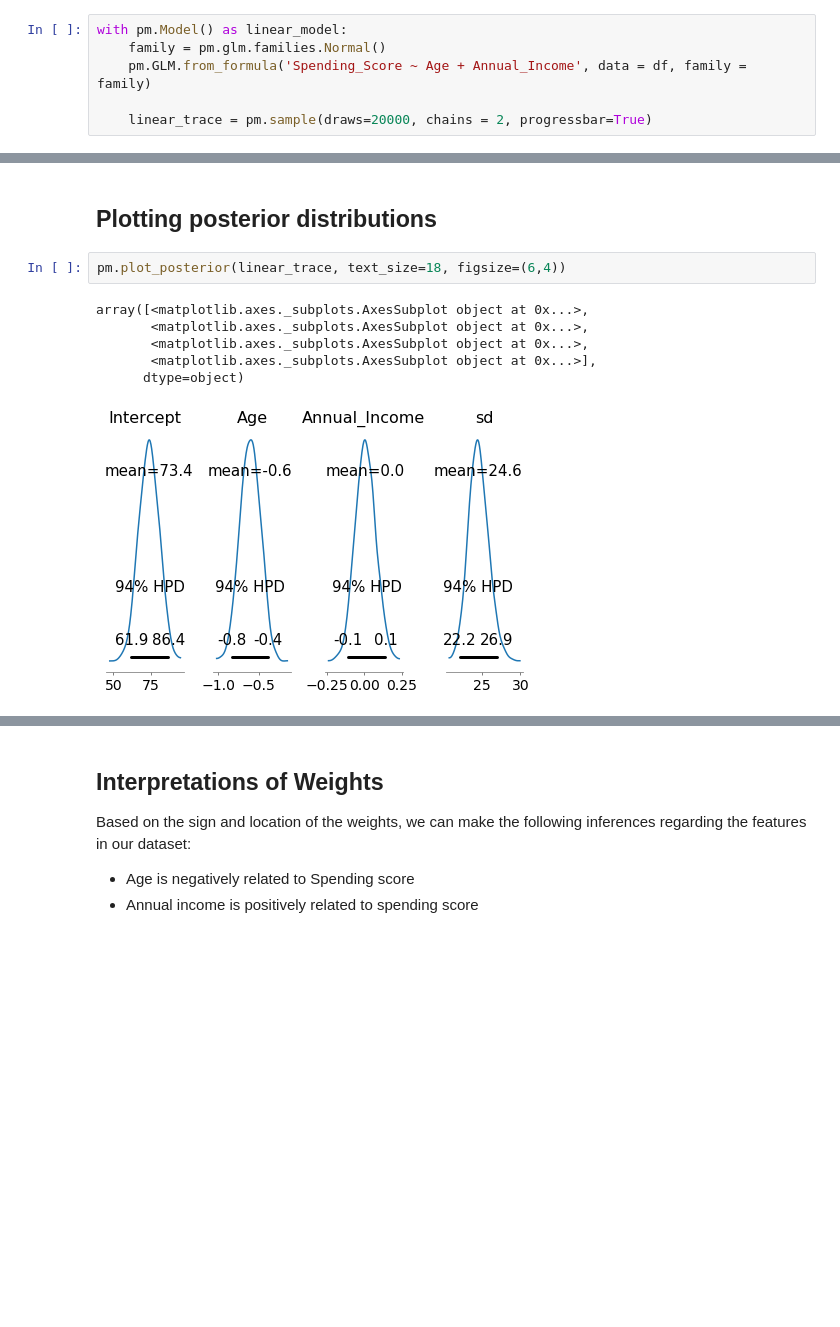
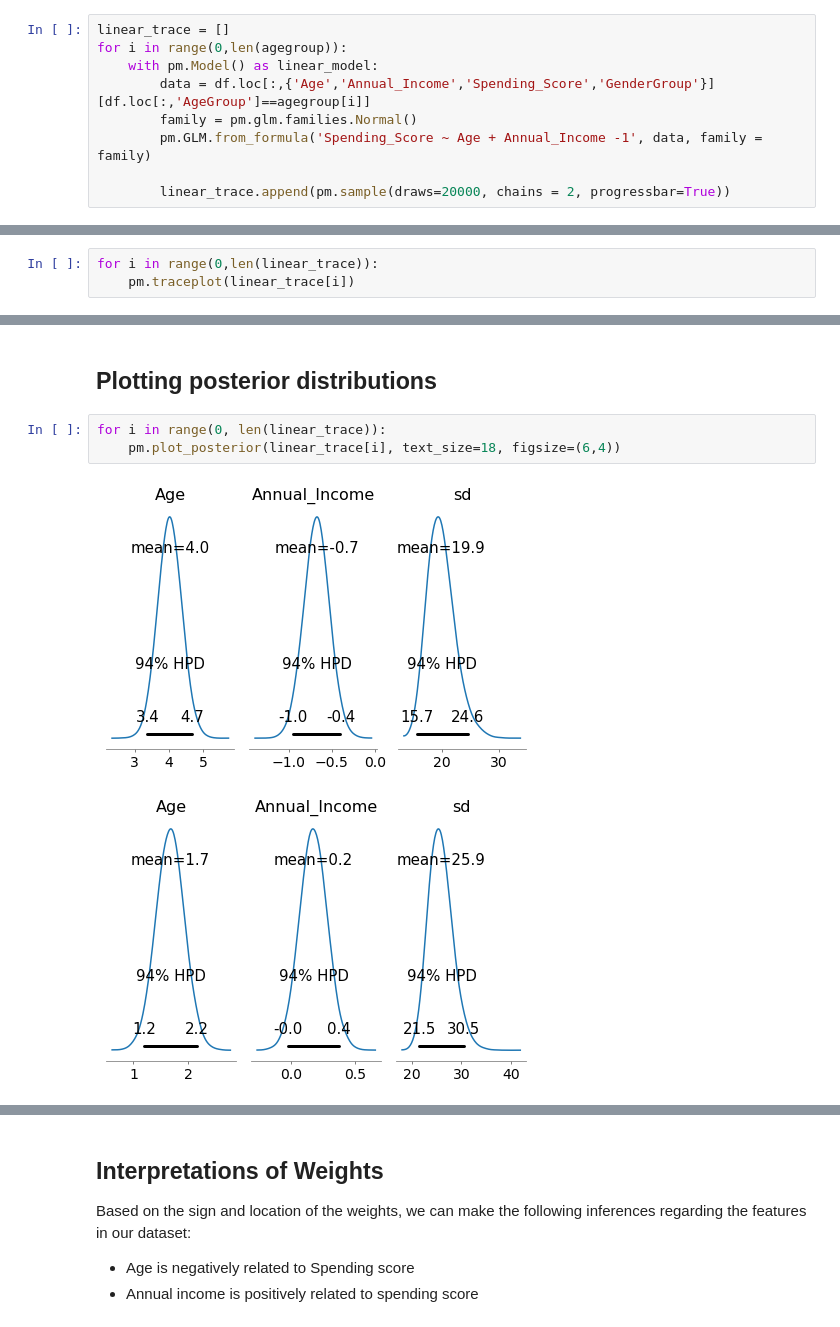
Before and after one commit to nealpatel02/DataScience_Project_3251, a Jupyter notebook: final presentation_jz.ipynb, the cells around one changed output, grey strips where cells are left out. Cells and saved outputs as stored; diff of their text form; blank space fills up the shorter version.

Commit message:
Added age group wise distinction for running MCMC model

```diff
--- a/final presentation_jz.ipynb
+++ b/final presentation_jz.ipynb
@@ -360,11 +360,14 @@ seaborn.heatmap(corr, mask=mask, cmap=cmap, vmax=.3,
 ## Create Model in PyMC3 and Sample from Posterior
 We now build the model using the formula 'Spending_Score ~ Age + Annual_Income' as evident from heat map, and a normal distribution for the data likelihood. Then, we let a Markov Chain Monte Carlo algorithm draw samples from the posterior to approximate the posterior for each of the model parameters.
 # %%
-with pm.Model() as linear_model:
-    family = pm.glm.families.Normal()
-    pm.GLM.from_formula('Spending_Score ~ Age + Annual_Income', data = df, family = family)
+linear_trace = []
+for i in range(0,len(agegroup)):
+    with pm.Model() as linear_model:
+        data = df.loc[:,{'Age','Annual_Income','Spending_Score','GenderGroup'}][df.loc[:,'AgeGroup']==agegroup[i]]
+        family = pm.glm.families.Normal()
+        pm.GLM.from_formula('Spending_Score ~ Age + Annual_Income -1', data, family = family)
 
-    linear_trace = pm.sample(draws=20000, chains = 2, progressbar=True)
+        linear_trace.append(pm.sample(draws=20000, chains = 2, progressbar=True))
 # %% [output]
 Auto-assigning NUTS sampler...
 Initializing NUTS using jitter+adapt_diag...
@@ -387,0 +391,3 @@ array([[<matplotlib.axes._subplots.AxesSubplot object at 0x...>,
+# %%
+for i in range(0,len(linear_trace)):
+    pm.traceplot(linear_trace[i])
@@ -393,11 +406,8 @@ values for each weight. The right side shows the different sample values drawn a
 # %% [markdown]
 ## Plotting posterior distributions
 # %%
-pm.plot_posterior(linear_trace, text_size=18, figsize=(6,4))
+for i in range(0, len(linear_trace)):
+    pm.plot_posterior(linear_trace[i], text_size=18, figsize=(6,4))
 # %% [output]
-array([<matplotlib.axes._subplots.AxesSubplot object at 0x...>,
-       <matplotlib.axes._subplots.AxesSubplot object at 0x...>,
-       <matplotlib.axes._subplots.AxesSubplot object at 0x...>,
-       <matplotlib.axes._subplots.AxesSubplot object at 0x...>],
-      dtype=object)
-[figure, old version]
+[figure, new version]
+[figure, added]
```
Also changed, not shown: parts of 15 cells of this notebook.
